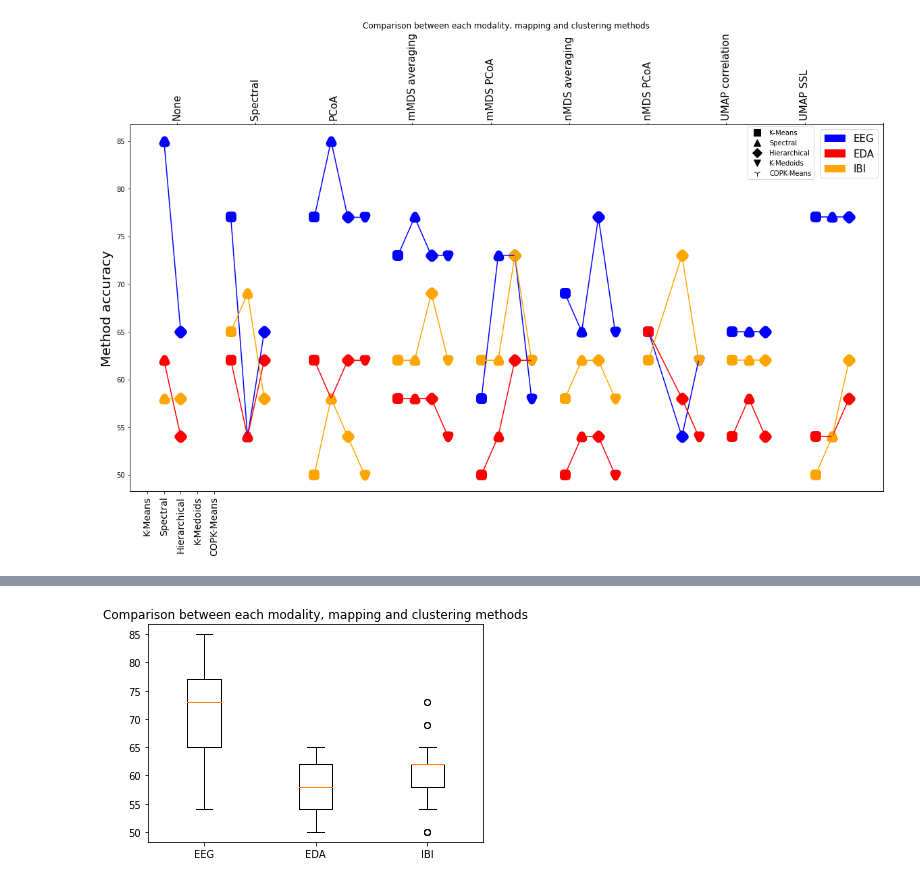
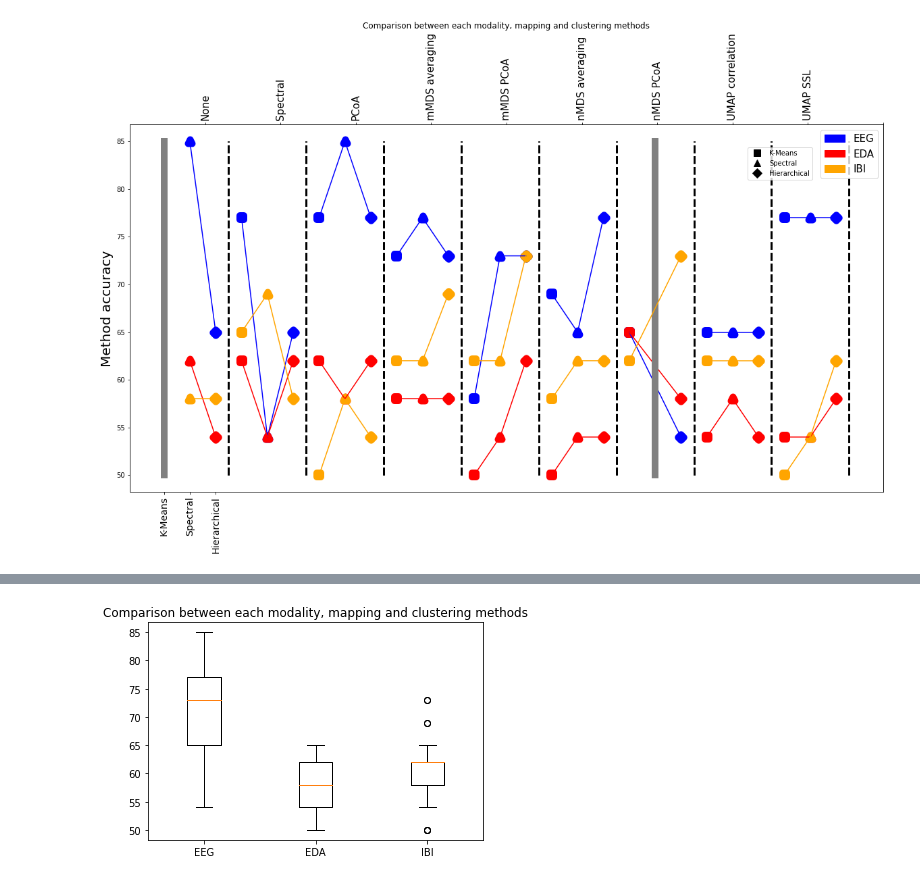
Before and after one commit to alexandremerasli/TFE, a Jupyter notebook: table_results.ipynb, the cells around one changed output, grey strips where cells are left out. Saved outputs shown, nothing was run; the diff lists cells and outputs as text; code cells hidden in the pictures.

Commit message:
maybe final graph

```diff
--- a/table_results.ipynb
+++ b/table_results.ipynb
@@ -33,52 +33,56 @@ single = results[2:,1:4]
 markerList = ['s','^','D','v','1']
 colorList = ['blue','red','orange']
 clusteringList = ['K-Means','Spectral','Hierarchical','K-Medoids','COPK-Means']
+nbClust = 3
 fig, ax = plt.subplots(figsize=(20, 10))
 
 for mod in range(3):
     for i in range(9):
         x = []
         y = []
-        for j in range(5):
+        for j in range(nbClust):
             if (single[i*5+j,mod] > 0):
-                x.append(i*5+j)
+                x.append(i*nbClust+j)
                 y.append(single[i*5+j,mod])
                 plt.scatter(x[-1],y[-1],marker=markerList[j],color=colorList[mod],linewidth=10)
+            else:
+                plt.plot([i*nbClust+j,i*nbClust+j],[50,np.max(single)],color='grey',linewidth=10)
         plt.plot(x,y,color=colorList[mod])
+        plt.plot([(i+1)*nbClust-0.5,(i+1)*nbClust-0.5],[50,np.max(single)],color='black',linewidth=3,linestyle='--')
 
 # Clustering labels
 #plt.xticks(np.arange(0,9*10))
 #ax.set_xticklabels(9*['K-Means','Spectral','Hierarchical','K-Medoids','COPK-Means'], rotation=90)
-plt.xticks(np.arange(0,5),size=14)
-ax.set_xticklabels(clusteringList, rotation=90)
+plt.xticks(np.arange(0,nbClust),size=14)
+ax.set_xticklabels(clusteringList[:nbClust], rotation=90)
 
 # Mapping labels
 ax2 = ax.twiny()
 ax2.xaxis.set_label_position("bottom")
-plt.xticks(np.linspace(0,9*5,10)+3,size=15)
+plt.xticks(np.linspace(0,9*nbClust,10)+3,size=15)
 ax2.set_xticklabels(['None','Spectral','PCoA','mMDS averaging','mMDS PCoA','nMDS averaging','nMDS PCoA','UMAP correlation','UMAP SSL'], rotation=90)
 
 # Add legend + title
 import matplotlib.patches as mpatches
 
 EEG = mpatches.Patch(color='blue', label='EEG')
 EDA = mpatches.Patch(color='red', label='EDA')
 IBI = mpatches.Patch(color='orange', label='IBI')
 ax.set_ylabel('Method accuracy',size=20)
 
 import matplotlib.lines as mlines
 import matplotlib.pyplot as plt
 
 legendMarker = []
-for i in range(5):
+for i in range(nbClust):
     legendMarker.append(mlines.Line2D([], [], color='black', marker=markerList[i], linestyle='None',
                               markersize=10, label=clusteringList[i]))
 
 legend1 = plt.legend(handles=legendMarker,loc=(0.82,0.85))
 
 plt.legend(handles=[EEG,EDA,IBI],prop={'size': 15})
 plt.gca().add_artist(legend1)
 plt.title("Comparison between each modality, mapping and clustering methods")
 plt.savefig(os.path.join('figures','singleResults.png'),bbox_inches='tight')
 # %% [output]
-[figure, old version]
+[figure, new version]
```
Also changed, not shown: parts of 1 cell of this notebook.
